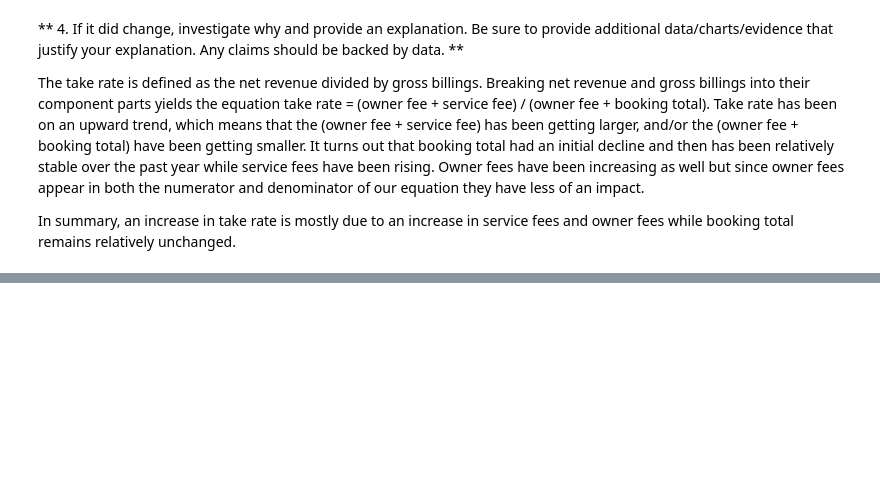
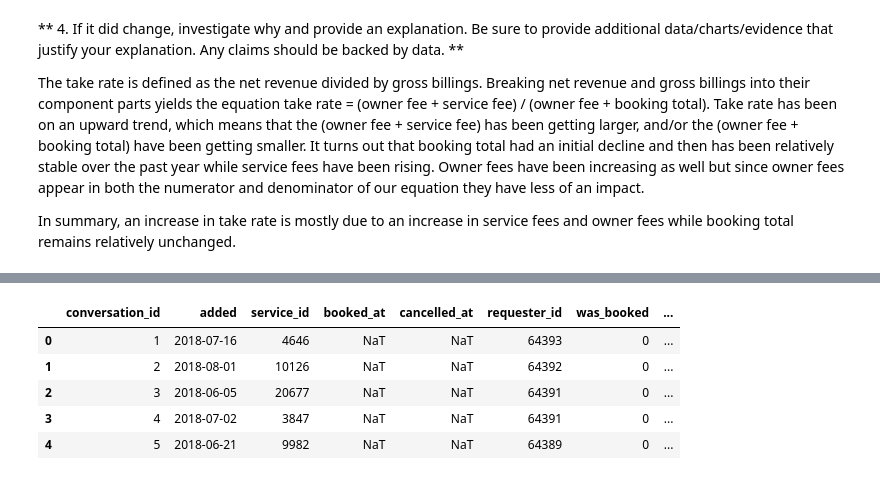
Before and after one commit to Booleans/rover-analytics-assessment, a Jupyter notebook: analysis.ipynb, the cells around one changed output, grey strips where cells are left out. Cells and saved outputs as stored; diff of their text form; code cells hidden in the pictures; blank space fills up the shorter version.

```diff
--- a/analysis.ipynb
+++ b/analysis.ipynb
@@ -769,0 +798,13 @@ In summary, an increase in take rate is mostly due to an increase in service fee
+# %%
+cutoff_date = pd.Timestamp(year=2018, month=5, day=4)
+df_bookings = df_bookings.loc[df_bookings['added'] >= cutoff_date]
+df_bookings['was_booked'] = df_bookings['booked_at'].notnull().astype(int)
+df_bookings['was_cancelled'] = df_bookings['cancelled_at'].notnull().astype(int)
+df_bookings.head(5)
+# %% [output]
+|  | conversation_id | added | service_id | booked_at | cancelled_at | requester_id | was_booked | ... |
+| 0 | 1 | 2018-07-16 | 4646 | NaT | NaT | 64393 | 0 | ... |
+| 1 | 2 | 2018-08-01 | 10126 | NaT | NaT | 64392 | 0 | ... |
+| 2 | 3 | 2018-06-05 | 20677 | NaT | NaT | 64391 | 0 | ... |
+| 3 | 4 | 2018-07-02 | 3847 | NaT | NaT | 64391 | 0 | ... |
+| 4 | 5 | 2018-06-21 | 9982 | NaT | NaT | 64389 | 0 | ... |
```
Also changed, not shown: parts of 12 cells of this notebook.
